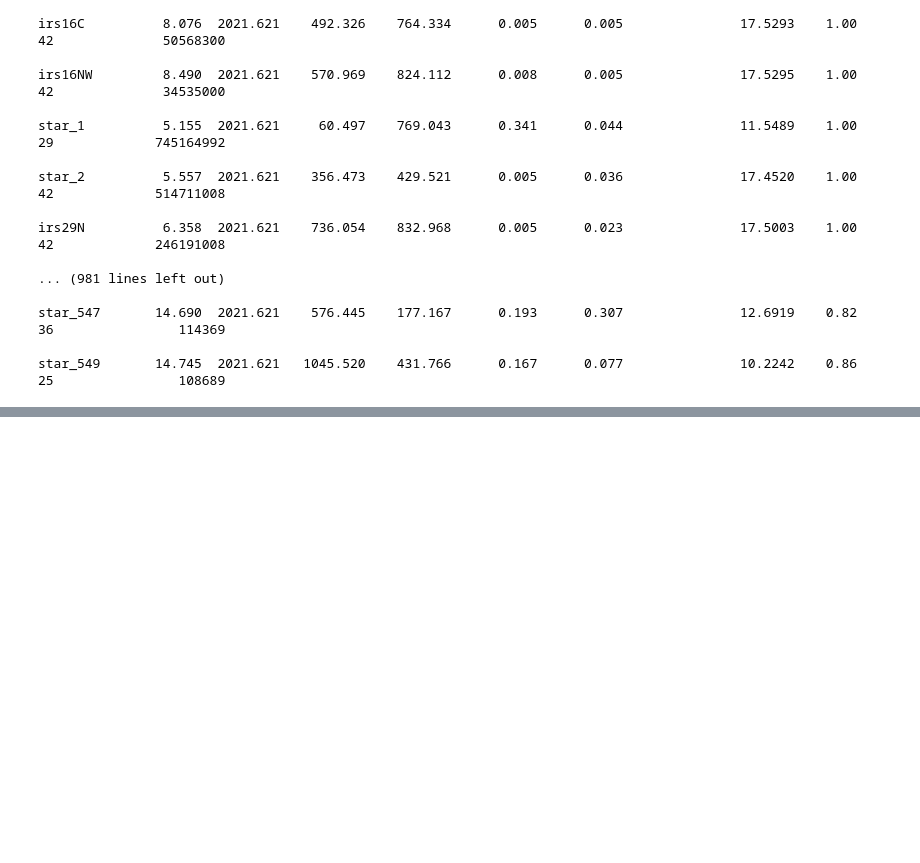
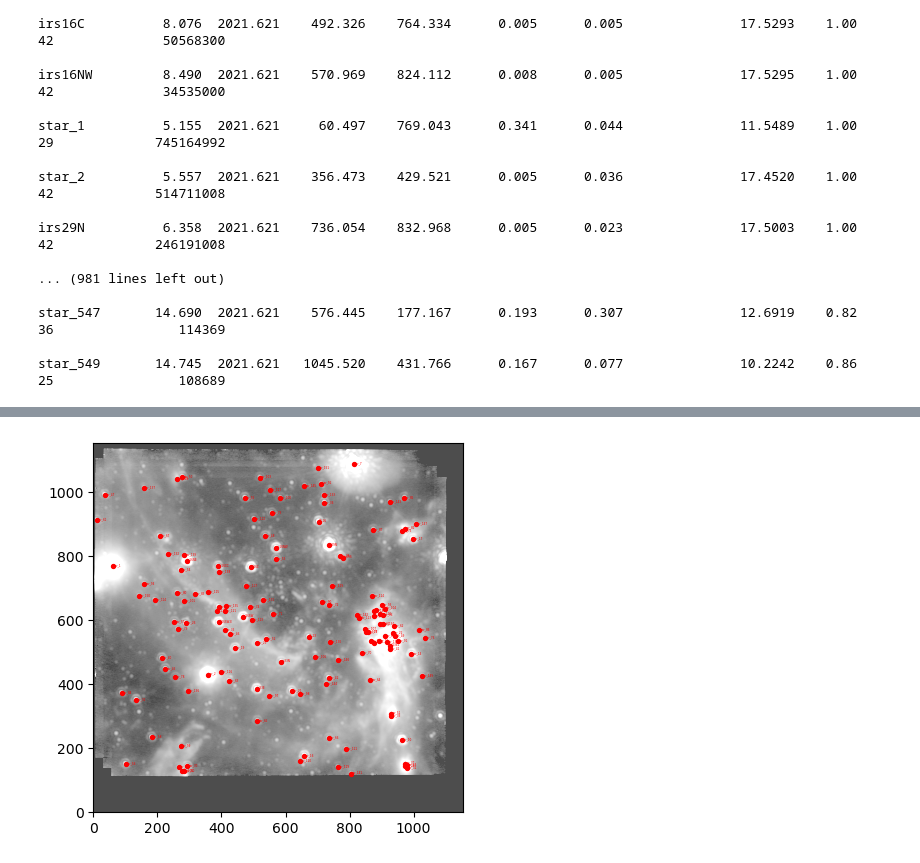
Before and after one commit to avahuddleston/GCG, a Jupyter notebook: StarsGraph.ipynb, the cells around one changed output, grey strips where cells are left out. Drawn from its saved outputs; the diff is of its cells as text; code cells hidden in the pictures; blank space fills up the shorter version.

```diff
--- a/StarsGraph.ipynb
+++ b/StarsGraph.ipynb
@@ -74,0 +67,24 @@ ValueError: could not convert string 'irs16C' to float64 at row 0, column 1.
+# %%
+#Plotting stars of only a certain magnitude
+#Greater Magnitude = smaller number
+
+import numpy as np
+import matplotlib.pyplot as plt
+import matplotlib.colors as colors
+
+starpos = np.loadtxt('/users/ava/downloads/mag20210815nirc2_lp_rms_named_PyFWS.lis', skiprows=1, usecols=[3, 4])
+
+plt.imshow(imgL, cmap='gray', origin='lower', norm=colors.SymLogNorm(linthresh=1, linscale=0.3, vmin=5e2, vmax=2e4), zorder=-10, alpha=0.7)
+
+starname = np.loadtxt('/users/ava/downloads/mag20210815nirc2_lp_rms_named_PyFWS.lis', skiprows=1, dtype=str, usecols=[0])
+
+magnitudes = np.loadtxt('/users/ava/downloads/mag20210815nirc2_lp_rms_named_PyFWS.lis', skiprows=1, usecols=[1])
+
+for i in range(len(starname)):
+    if magnitudes[i] <= 12: #change magnitude threshold here
+        plt.scatter(starpos[i, 0], starpos[i, 1], color='red', s=8)
+        plt.annotate(starname[i], [starpos[i, 0], starpos[i, 1]], color='red', size=2)
+
+plt.show()
+# %% [output]
+[figure, added]
```
Also changed, not shown: parts of 8 cells of this notebook.
